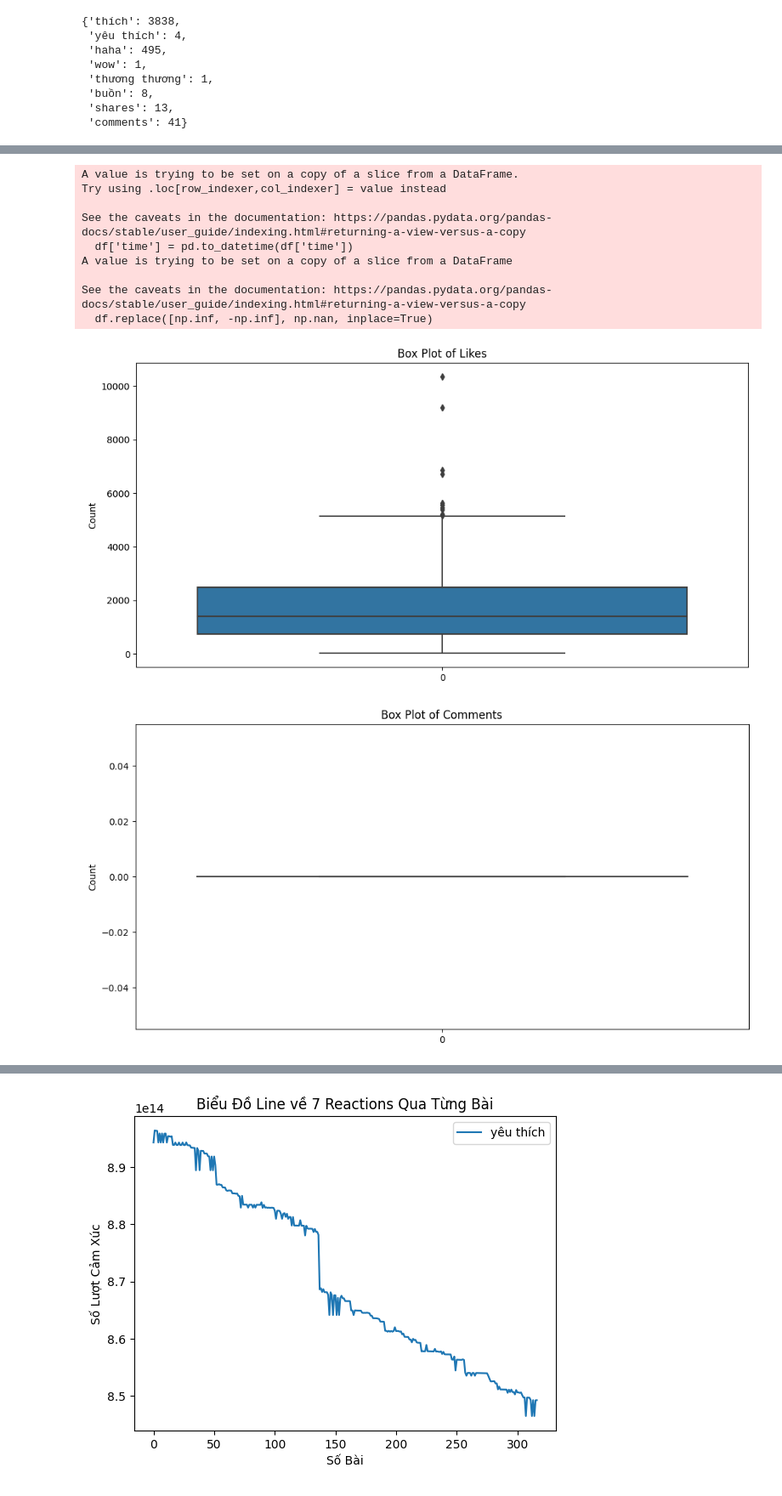
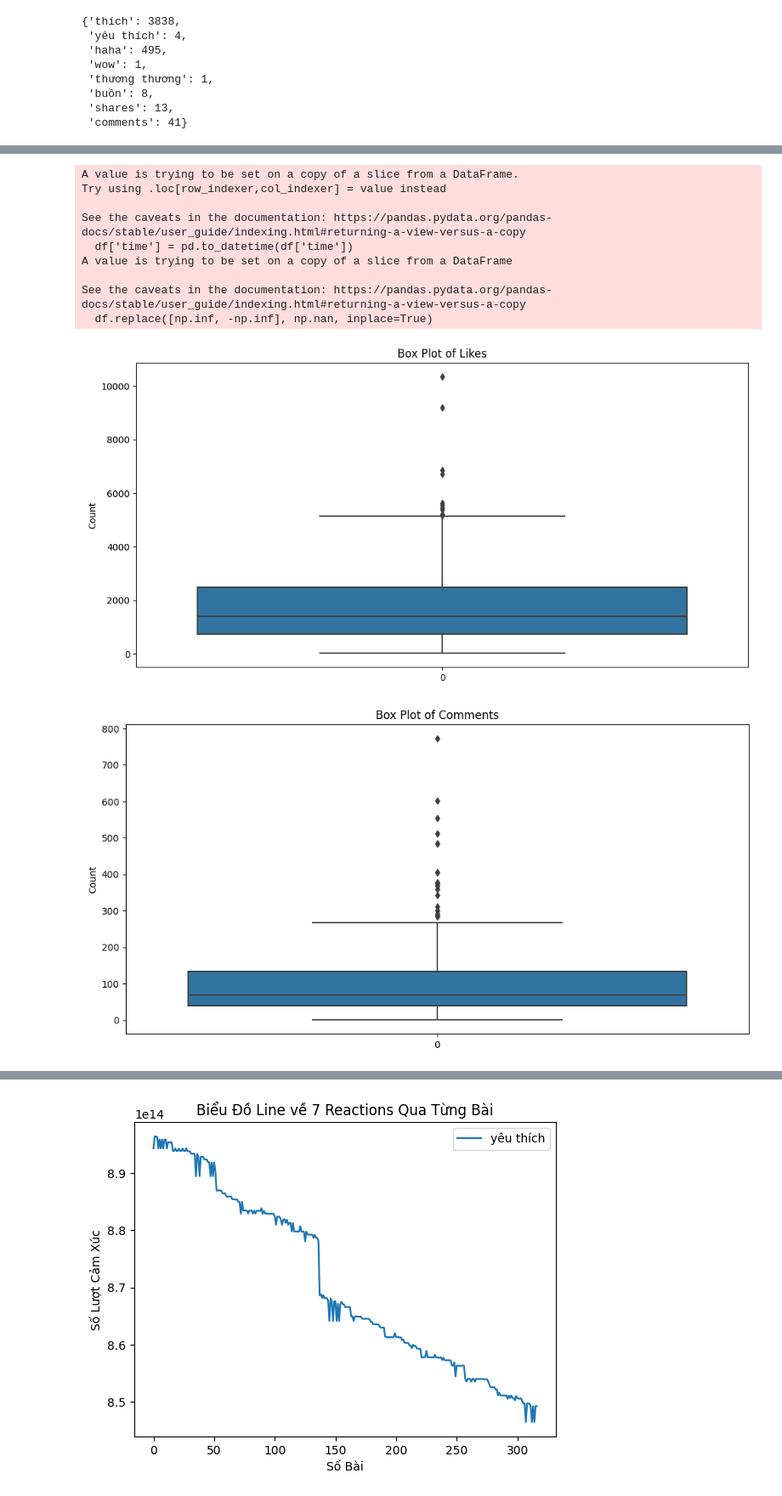
Before and after one commit to hoandkjxhbfhk/finalproject-, a Jupyter notebook: Analyze_data.ipynb, the cells around one changed output, grey strips where cells are left out. Shown at 85% size. Cells and saved outputs as stored; diff of their text form; code cells hidden in the pictures.

```diff
--- a/Analyze_data.ipynb
+++ b/Analyze_data.ipynb
@@ -111,0 +138,7 @@ See the caveats in the documentation: https://pandas.pydata.org/pandas-docs/stab
+# %%
+df['comments_full'] = df['comments_full'].apply(lambda x: eval(x) if isinstance(x, str) else x)
+
+# total_comments = df['comments_full'].apply(lambda x: len(x) if x else 0).sum()
+total_comments = df['comments'].sum()
+print(f"Tổng số lượng comment trong tất cả các bài đăng: {total_comments}")
+print(f"số lượng comment trung bình : {total_comments/318}")
@@ -231,17 +309,14 @@ df['total_likes'] = df['reactions'].apply(get_likes)
 df['total_sads'] = df['reactions'].apply(get_sads)
 df['total_hahas'] = df['reactions'].apply(get_hahas)
 df['total_wows'] = df['reactions'].apply(get_wows)
-df['total_shares'] = df['reactions'].apply(get_shares)
-df['total_comments'] = df['reactions'].apply(get_shares)
 df['total_loves']=df['reactions'].apply(get_loves)
 df['total_cares']=df['reactions'].apply(get_cares)
-# Calculate the sum of total reactions
+
 total_likes_sum = df['total_likes'].sum()
 total_sads_sum = df['total_sads'].sum()
 total_hahas_sum = df['total_hahas'].sum()
 total_wows_sum = df['total_wows'].sum()
-total_shares_sum = df['total_shares'].sum()
-total_comments_sum = df['total_comments'].sum()
+total_shares_sum = df['shares'].sum()
 total_loves_sum = df['total_loves'].sum()
 total_cares_sum = df['total_cares'].sum()
 # Print the totals
@@ -249,8 +324,7 @@ print(f'Total likes: {total_likes_sum}')
 print(f'Total sads: {total_sads_sum}')
 print(f'Total hahas: {total_hahas_sum}')
 print(f'Total wows: {total_wows_sum}')
-#print(f'Total shares: {total_shares_sum}')
-print(f'Total comments: {total_comments_sum}')
+print(f'Total shares: {total_shares_sum}')
 print(f'Total loves: {total_cares_sum}')
 print(f'Total cares: {total_loves_sum}')
 # %% [output]
@@ -595,78 +696,49 @@ plt.ylabel('Count')
 plt.show()
 
 plt.figure(figsize=(12, 6))
-sns.boxplot(data=df[ 'total_comments'])
+sns.boxplot(data=df[ 'comments'])
 plt.title('Box Plot of Comments')
 plt.ylabel('Count')
 plt.show()
 
-plt.figure(figsize=(12, 6))
-sns.boxplot(data=df['total_shares'])
-plt.title('Box Plot of Shares')
-plt.ylabel('Count')
-plt.show()
-
-plt.figure(figsize=(12, 6))
-sns.boxplot(data=df['total_wows'])
-plt.title('Box Plot of wows')
-plt.ylabel('Count')
-plt.show()
-
-plt.figure(figsize=(12, 6))
-sns.boxplot(data=df['total_sads'])
-plt.title('Box Plot of sads')
-plt.ylabel('Count')
-plt.show()
-
-plt.figure(figsize=(12, 6))
-sns.boxplot(data=df['total_loves'])
-plt.title('Box Plot of Loves')
-plt.ylabel('Count')
-plt.show()
-
-plt.figure(figsize=(12, 6))
-sns.boxplot(data=df['total_cares'])
-plt.title('Box Plot of cares')
-plt.ylabel('Count')
-plt.show()
 
 # Phân tích phản ứng theo từng loại
 reactions_columns = ['total_likes', 'total_sads', 'total_hahas', 'total_wows']
 reactions_sum = df[reactions_columns].sum()
 
 # Vẽ biểu đồ cột cho tổng số phản ứng của từng loại
 plt.figure(figsize=(10, 6))
 reactions_sum.plot(kind='bar', color='skyblue')
 plt.title('Total Reactions by Type')
 plt.xlabel('Reaction Type')
 plt.ylabel('Count')
 plt.show()
 
 # Vẽ biểu đồ tròn cho tỷ lệ phản ứng
 plt.figure(figsize=(8, 8))
 plt.pie(reactions_sum, labels=reactions_sum.index, autopct='%1.1f%%', startangle=90, colors=sns.color_palette('pastel'))
 plt.title('Distribution of Reactions')
 plt.show()
 
-# Kiểm tra tần suất xuất hiện của hình ảnh và video
-image_counts = df['image'].notna().sum()
-video_counts = df['images'].apply(lambda x: len(x) if isinstance(x, list) else 0).sum()
+# # Kiểm tra tần suất xuất hiện của hình ảnh và video
+# image_counts = df['image'].notna().sum()
 
-# Vẽ biểu đồ cột cho tần suất xuất hiện của hình ảnh và video
-plt.bar(['Images', 'Videos'], [image_counts, video_counts])
-plt.xlabel('Content Type')
-plt.ylabel('Frequency')
-plt.title('Frequency of Image and Video Content')
-plt.show()
+
+# # Vẽ biểu đồ cột cho tần suất xuất hiện của hình ảnh và video
+# plt.bar(['Images', 'Videos'], [image_counts, video_counts])
+# plt.xlabel('Content Type')
+# plt.ylabel('Frequency')
+# plt.title('Frequency of Image and Video Content')
+# plt.show()
 # %% [output]
 A value is trying to be set on a copy of a slice from a DataFrame.
 Try using .loc[row_indexer,col_indexer] = value instead
 
 See the caveats in the documentation: https://pandas.pydata.org/pandas-docs/stable/user_guide/indexing.html#returning-a-view-versus-a-copy
   df['time'] = pd.to_datetime(df['time'])
 A value is trying to be set on a copy of a slice from a DataFrame
 
 See the caveats in the documentation: https://pandas.pydata.org/pandas-docs/stable/user_guide/indexing.html#returning-a-view-versus-a-copy
   df.replace([np.inf, -np.inf], np.nan, inplace=True)
 [figure]
-[figure, old version]
+[figure, new version]
```
Also changed, not shown: parts of 28 cells of this notebook.
